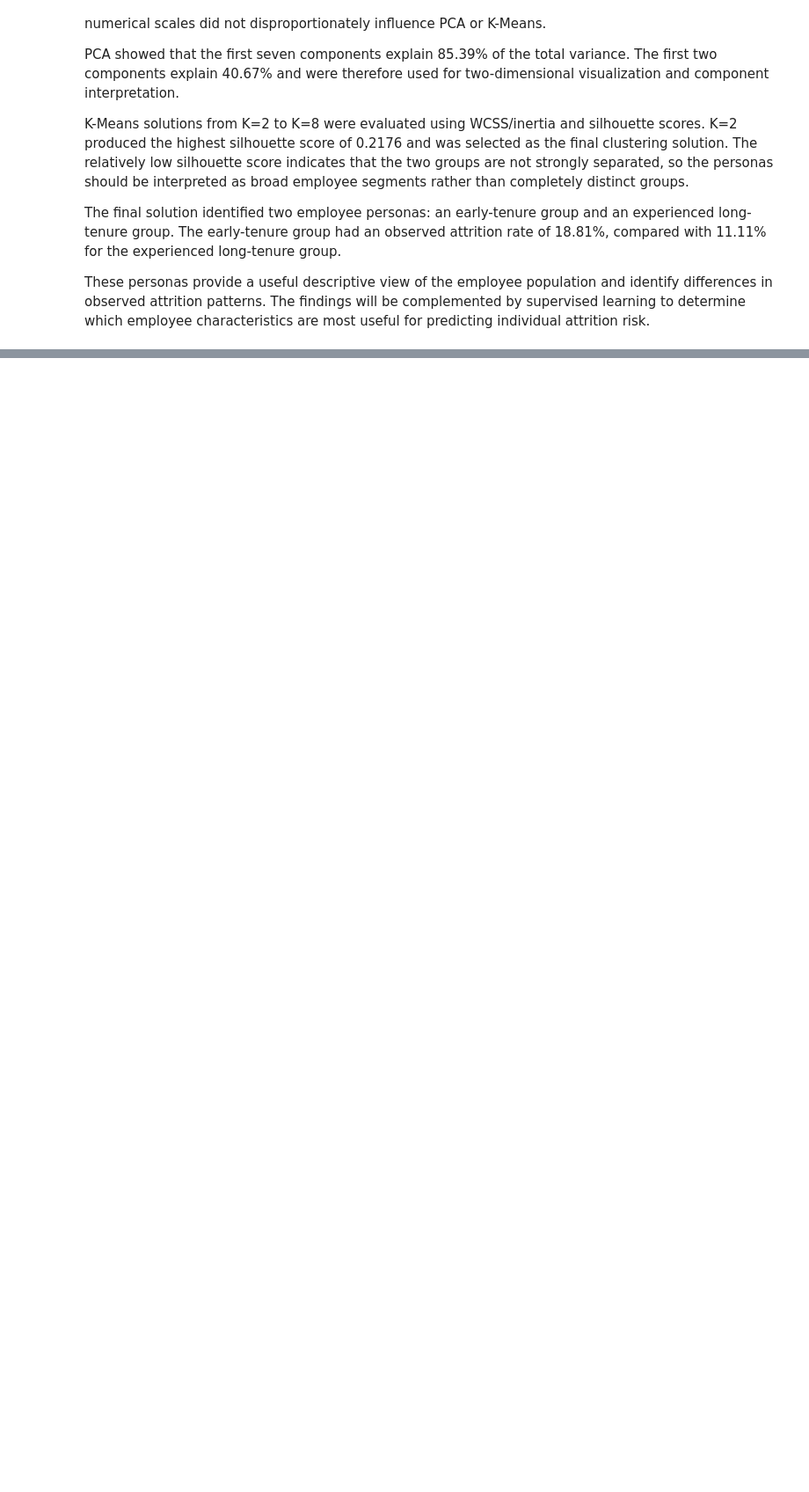
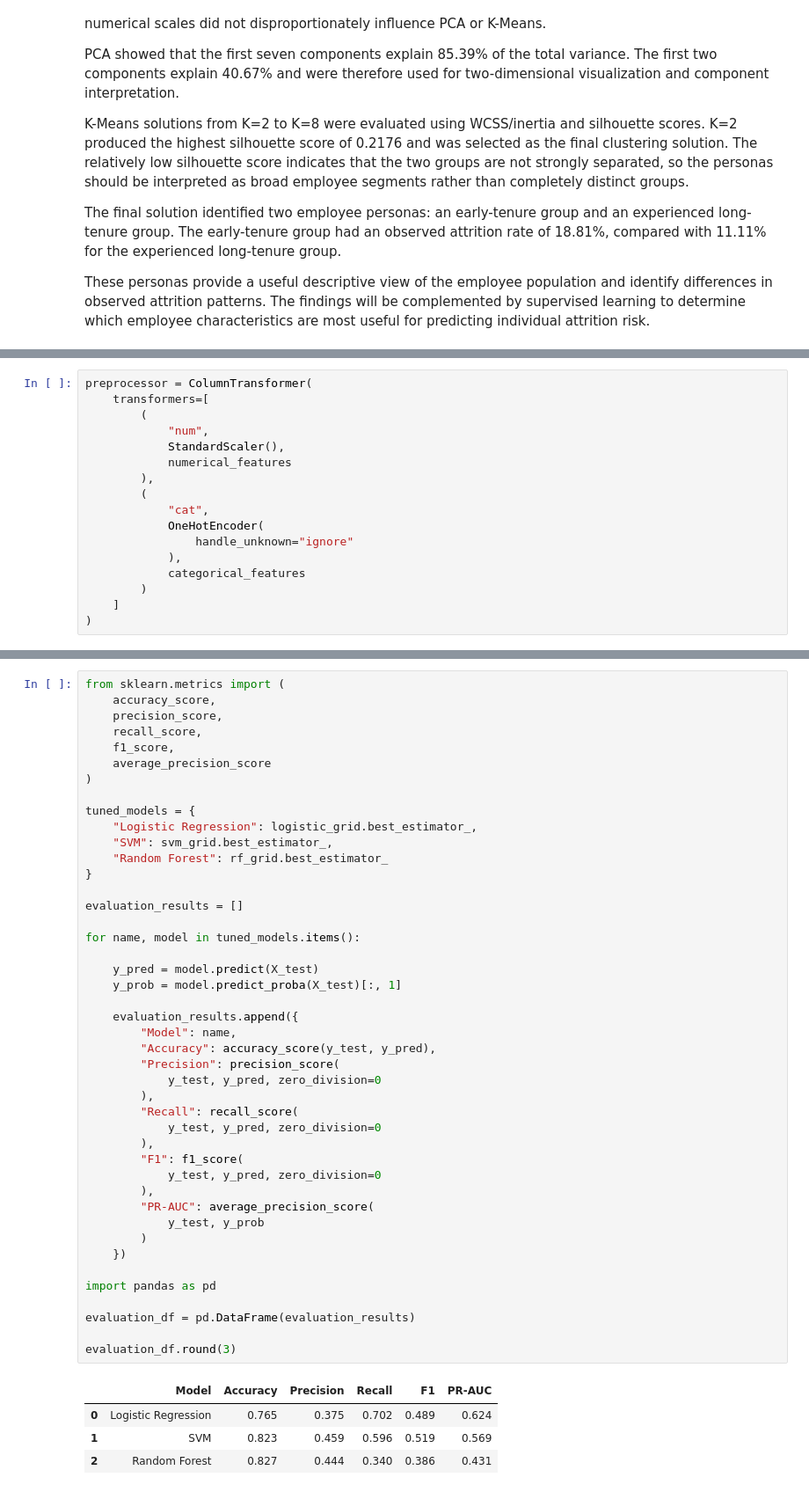
Before and after one commit to iradukunda123/-group08-flight-risk, a Jupyter notebook: group08-flight-risk.ipynb, the cells around one changed output, grey strips where cells are left out. Shown at 88% size. Drawn from its saved outputs; the diff is of its cells as text; blank space fills up the shorter version.

```diff
--- a/group08-flight-risk.ipynb
+++ b/group08-flight-risk.ipynb
@@ -1160,0 +1403,17 @@ characteristics are most useful for predicting individual attrition risk.
+# %%
+preprocessor = ColumnTransformer(
+    transformers=[
+        (
+            "num",
+            StandardScaler(),
+            numerical_features
+        ),
+        (
+            "cat",
+            OneHotEncoder(
+                handle_unknown="ignore"
+            ),
+            categorical_features
+        )
+    ]
+)
@@ -1160,0 +1809,49 @@ characteristics are most useful for predicting individual attrition risk.
+# %%
+from sklearn.metrics import (
+    accuracy_score,
+    precision_score,
+    recall_score,
+    f1_score,
+    average_precision_score
+)
+
+tuned_models = {
+    "Logistic Regression": logistic_grid.best_estimator_,
+    "SVM": svm_grid.best_estimator_,
+    "Random Forest": rf_grid.best_estimator_
+}
+
+evaluation_results = []
+
+for name, model in tuned_models.items():
+
+    y_pred = model.predict(X_test)
+    y_prob = model.predict_proba(X_test)[:, 1]
+
+    evaluation_results.append({
+        "Model": name,
+        "Accuracy": accuracy_score(y_test, y_pred),
+        "Precision": precision_score(
+            y_test, y_pred, zero_division=0
+        ),
+        "Recall": recall_score(
+            y_test, y_pred, zero_division=0
+        ),
+        "F1": f1_score(
+            y_test, y_pred, zero_division=0
+        ),
+        "PR-AUC": average_precision_score(
+            y_test, y_prob
+        )
+    })
+
+import pandas as pd
+
+evaluation_df = pd.DataFrame(evaluation_results)
+
+evaluation_df.round(3)
+# %% [output]
+|  | Model | Accuracy | Precision | Recall | F1 | PR-AUC |
+| 0 | Logistic Regression | 0.765 | 0.375 | 0.702 | 0.489 | 0.624 |
+| 1 | SVM | 0.823 | 0.459 | 0.596 | 0.519 | 0.569 |
+| 2 | Random Forest | 0.827 | 0.444 | 0.340 | 0.386 | 0.431 |
```
Also changed, not shown: parts of 48 cells of this notebook, 6 other files.
